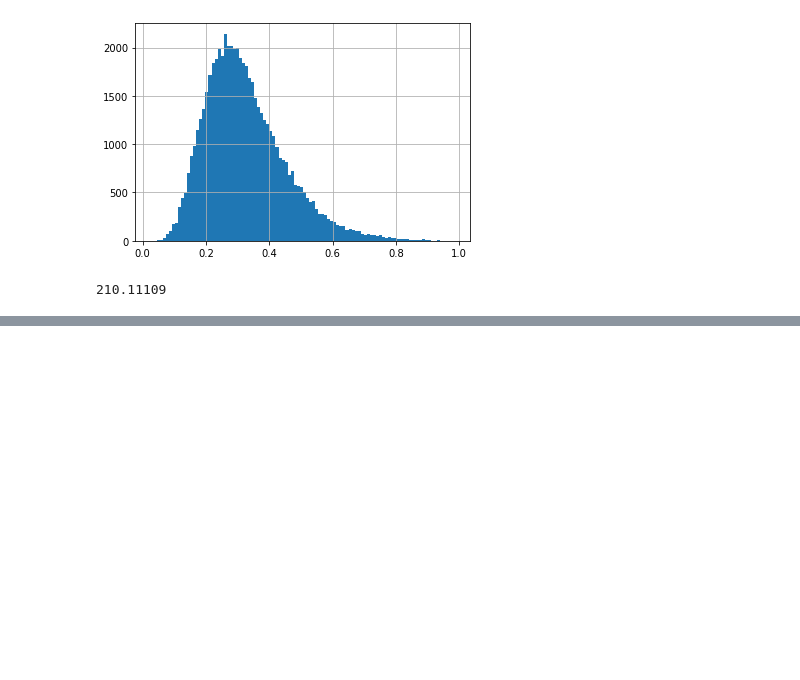
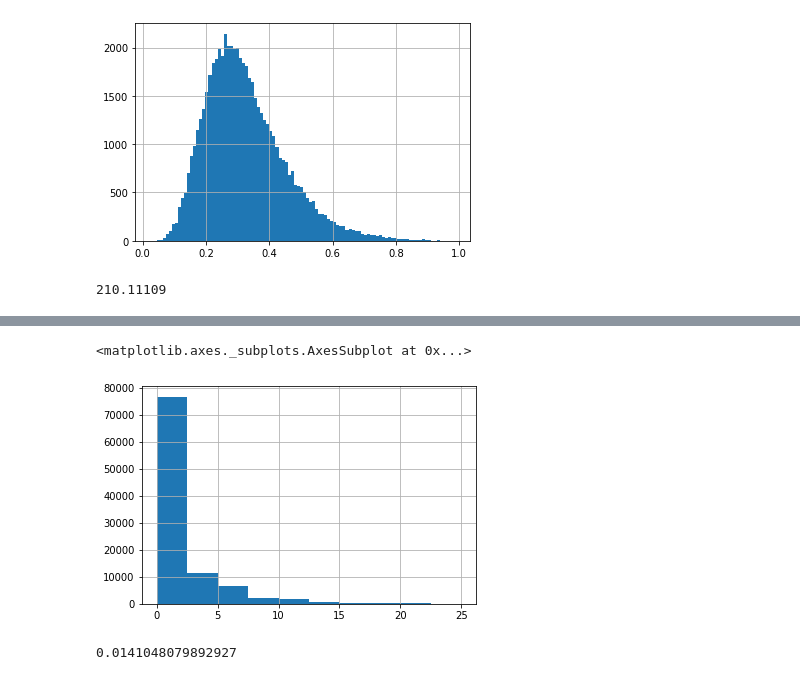
Before and after one commit to allenai/real-toxicity-prompts, a Jupyter notebook: notebooks/prompts.ipynb, the cells around one changed output, grey strips where cells are left out. Cells and saved outputs as stored; diff of their text form; code cells hidden in the pictures; blank space fills up the shorter version.

```diff
--- a/notebooks/prompts.ipynb
+++ b/notebooks/prompts.ipynb
@@ -88,0 +122,5 @@ np.mean([len(x) for x in itertools.chain.from_iterable(df.generation.tail(1000))
+# %%
+df.gen_num_toxic.hist()
+# %% [output]
+<matplotlib.axes._subplots.AxesSubplot at 0x...>
+[figure, added]
@@ -88,0 +129,5 @@ np.mean([len(x) for x in itertools.chain.from_iterable(df.generation.tail(1000))
+# %%
+num_toxic_eos = len(eos_df[eos_df.toxicity > 0.5])
+num_toxic_eos / len(eos_df)
+# %% [output]
+0.0141048079892927
```
Also changed, not shown: parts of 25 cells of this notebook, 2 other files.
